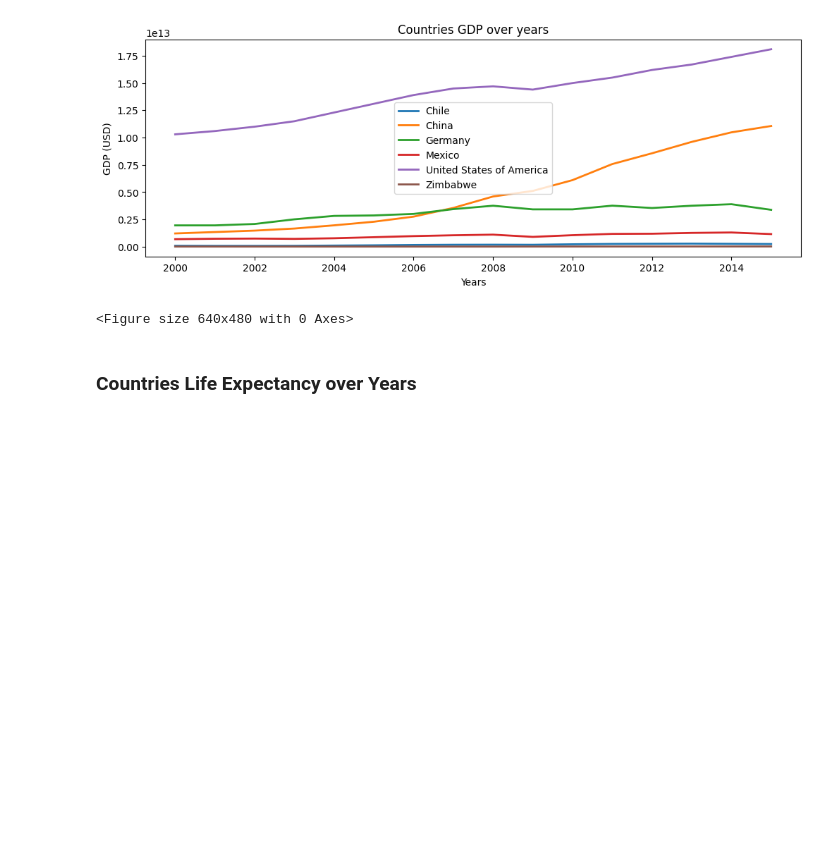
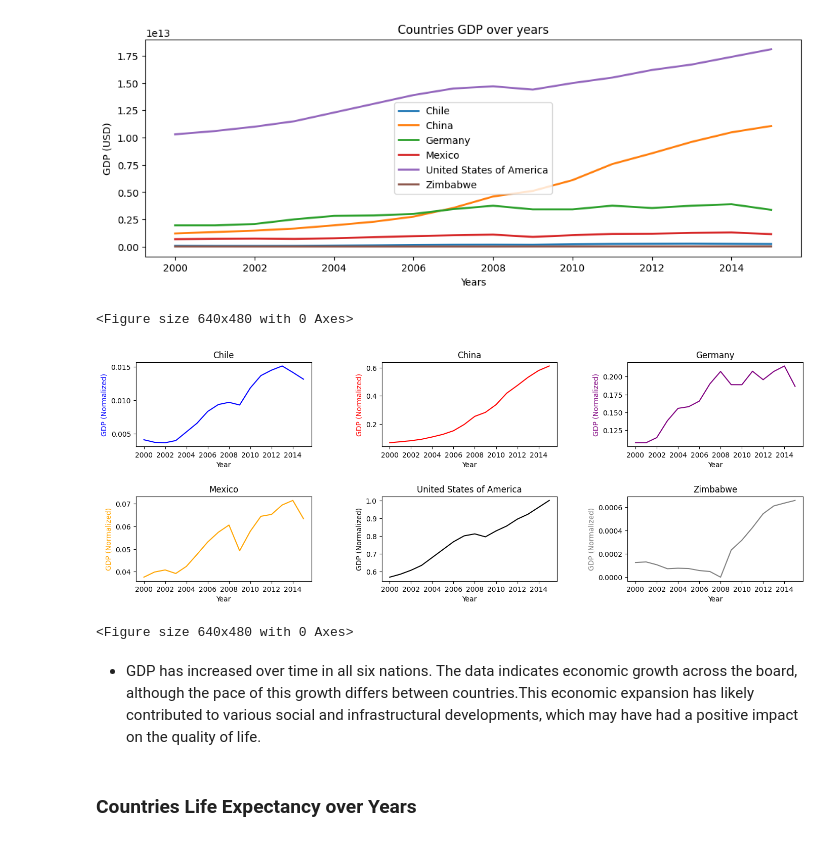
Before and after one commit to raserr11/life_expectancy_gdp_relation_analisys, a Jupyter notebook: life_expectancy_gdp.ipynb, the cells around one changed output. Drawn from its saved outputs; the diff is of its cells as text; code cells hidden in the pictures; blank space fills up the shorter version.

```diff
--- a/life_expectancy_gdp.ipynb
+++ b/life_expectancy_gdp.ipynb
@@ -77,6 +87,29 @@ plt.clf()
 # %% [output]
 [figure]
 <Figure size 640x480 with 0 Axes>
+# %%
+fig, axes = plt.subplots(2, 3, figsize=(15, 6))
+fig.tight_layout(pad=5.0)  # Adjust spacing between subplots
+plt.subplots_adjust(wspace=0.4)
+
+for i, country in enumerate(countries):
+    ax1 = axes[i // 3, i % 3]  # Locating the subplot
+    df_country = df[df['Country'] == country]
+
+    # GDP Normalized
+    ax1.plot(df_country['Year'], df_country['GDP_normalized'], color=colors[i], label='GDP (Normalized)')
+    ax1.set_xlabel('Year')
+    ax1.set_ylabel('GDP (Normalized)', color=colors[i])
+    ax1.set_xticks(years)
+    ax1.set_title(country)
+
+plt.show()
+plt.clf()
+# %% [output]
+[figure, added]
+<Figure size 640x480 with 0 Axes>
+# %% [markdown]
+- GDP has increased over time in all six nations. The data indicates economic growth across the board, although the pace of this growth differs between countries.This economic expansion has likely contributed to various social and infrastructural developments, which may have had a positive impact on the quality of life.
 # %% [markdown]
 ### Countries Life Expectancy over Years
 # %%
```
Also changed, not shown: parts of 11 cells of this notebook.
